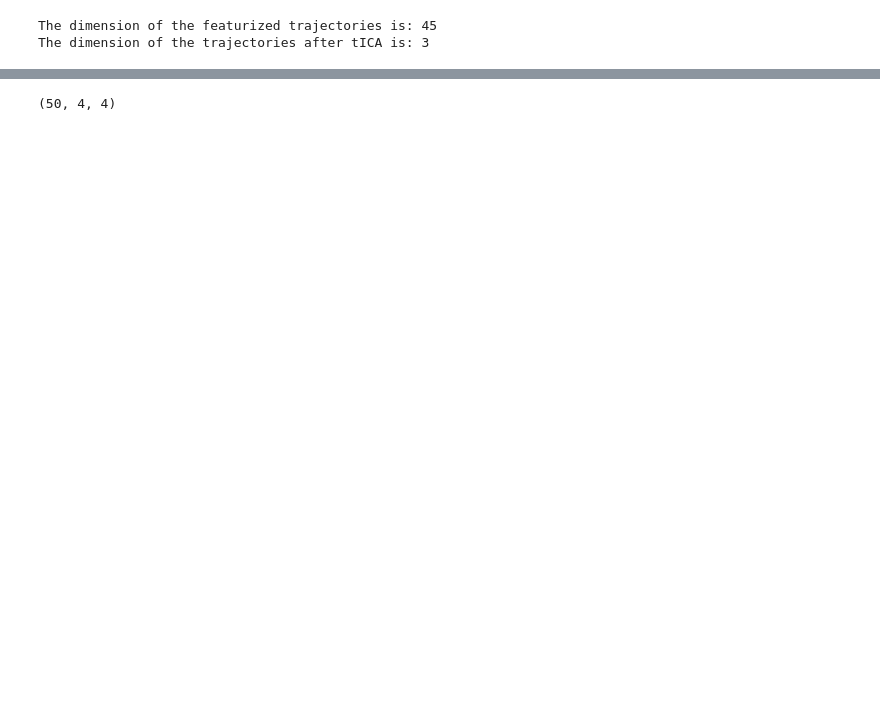
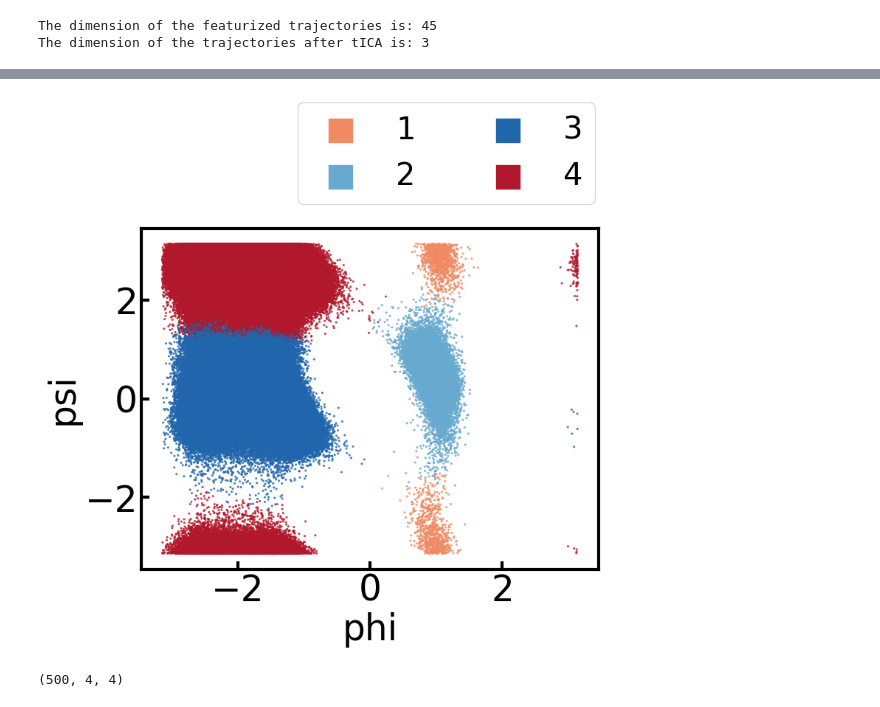
Before and after one commit to xuhuihuang/GME_tutorials, a Jupyter notebook: workshop-scripts/alanine_dipeptide_MSM.ipynb, the cells around one changed output, grey strips where cells are left out. Cells and saved outputs as stored; diff of their text form; code cells hidden in the pictures; blank space fills up the shorter version.

```diff
--- a/workshop-scripts/alanine_dipeptide_MSM.ipynb
+++ b/workshop-scripts/alanine_dipeptide_MSM.ipynb
@@ -230,4 +297,31 @@ Optimization terminated successfully.
 '\nUsers can adjust these parameters in a demand-driven way:\n\nn_macrostates: int\n    The number of the metastable states.\n'
+# %%
+featurizer = DihedralFeaturizer(types=['phi', 'psi'], sincos=False)
+rama_trajs = np.concatenate(featurizer.fit_transform(xyz))
+
+plt.rcParams['font.size'] = 35
+fig, ax = plt.subplots(figsize=(8,6))
+
+colors = np.array([ '#ef8a62', '#67a9cf', '#2166ac','#b2182b'])
+
+plt.scatter(rama_trajs[::10,0], rama_trajs[::10,1], s=5,
+            color=colors[np.concatenate(lumped_trajs)[::10]], alpha=0.8, linewidth=0)
+for i in range(4):
+    plt.scatter([], [], s=500, color=colors[i], marker='s', label='%d'%(i+1))
+# plt.xticks([-180, 0, 180], labels=['-$\pi$', '0', '$\pi$'])
+# plt.yticks([-180, 0, 180], labels=['-$\pi$', '0', '$\pi$'])
+plt.xlabel('phi')
+plt.ylabel('psi')
+ax.tick_params(axis='both', direction='in', width=3, length=8)
+for spine in ax.spines.values():
+        spine.set_linewidth(3)
+fig.legend(loc='lower right', bbox_to_anchor=(0.92, 0.9), ncol=2, fontsize=30)
+# fig.text(0.23, 1.08 ,'Macrostate', ha='center', va='top', fontsize=30)
+# , bbox_to_anchor=(0.92, 0.9)
+
+plt.show()
+# %% [output]
+[figure, added]
 # %%
 # @title Use transpose method to get the symmetrized macrostate TPM
 def generate_TPM(trajs, lagtime, n_macro):
@@ -242,12 +336,11 @@ def generate_TPM(trajs, lagtime, n_macro):
         TPM[i] = np.array(msm_macro.transmat_)
     return TPM
 
-delta_t = 1 # in unit of ps
 n_macro = 4 # number of macrostates
-TPM = generate_TPM(trajs = lumped_trajs, lagtime = np.arange(1, 51), n_macro = n_macro)
+TPM = generate_TPM(trajs = lumped_trajs, lagtime = np.arange(1, 501), n_macro = n_macro)
 print(TPM.shape)
 # %% [output]
-(50, 4, 4)
+(500, 4, 4)
 # %%
 # @title Generate the bootstrapping TPM
 '''
```
Also changed, not shown: parts of 14 cells of this notebook, 5 other files.
